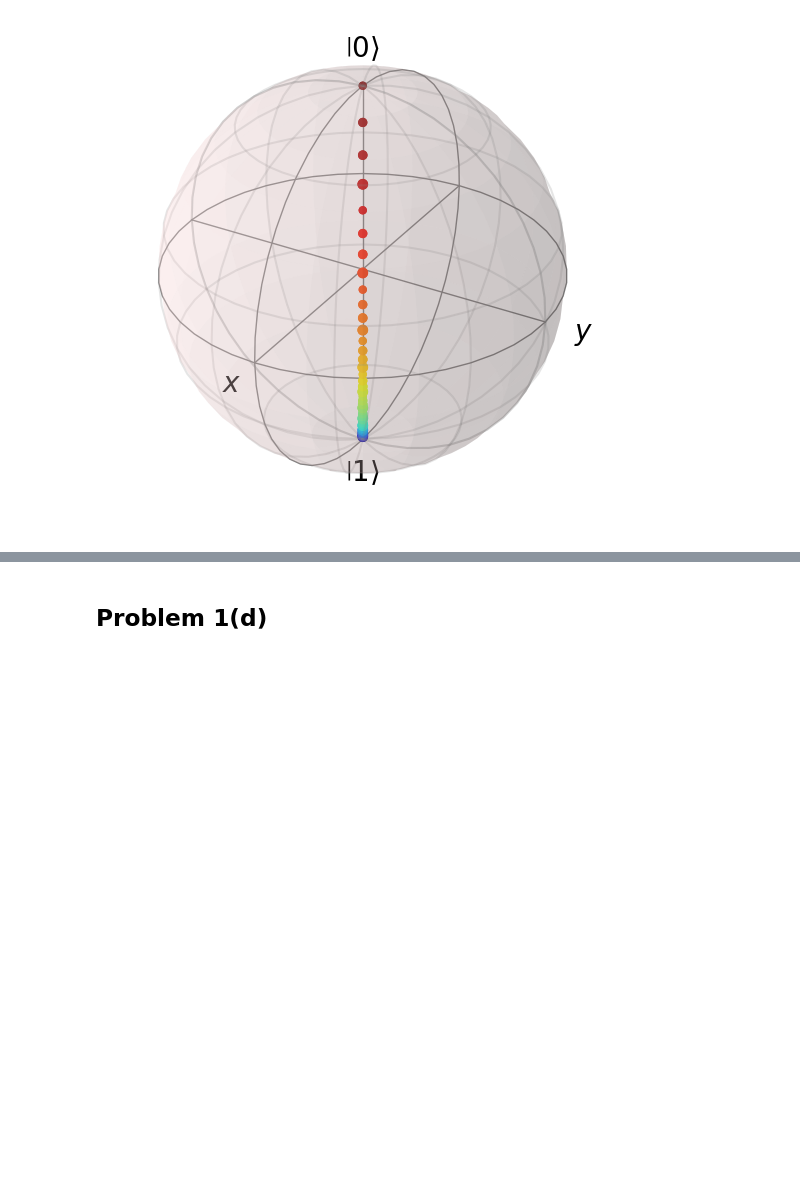
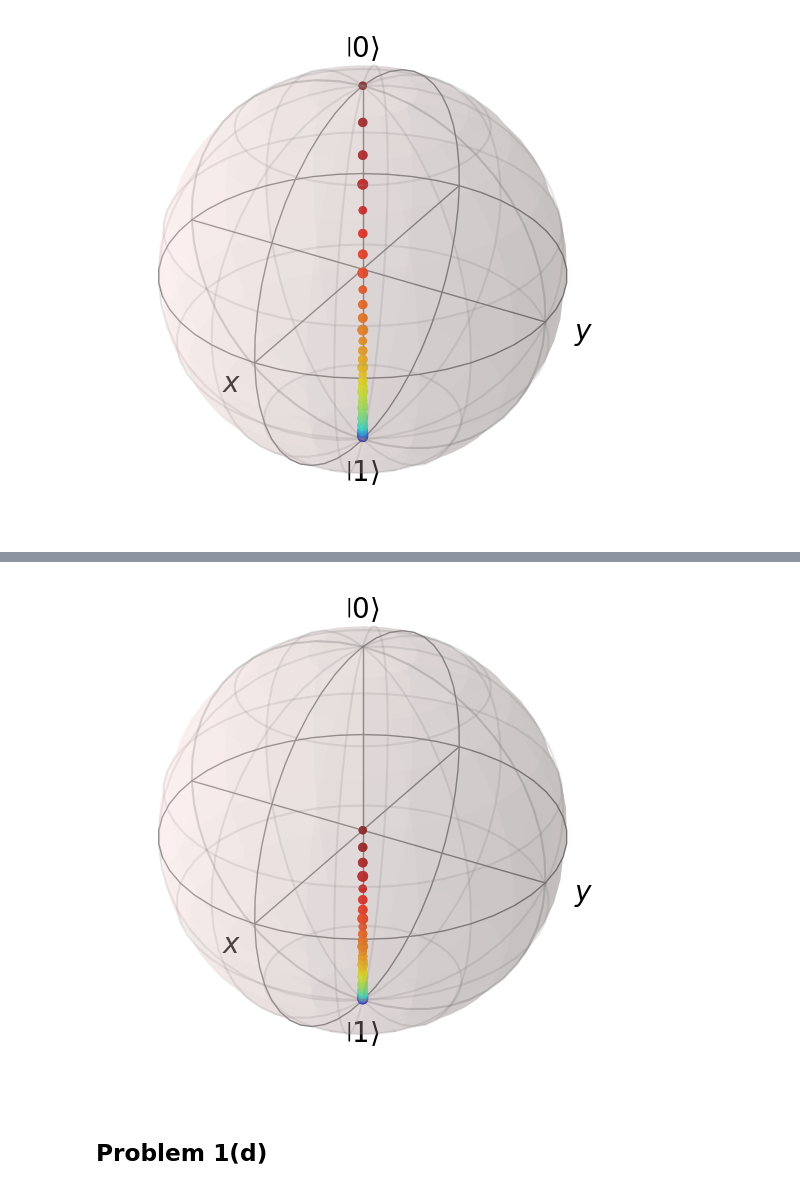
Before and after one commit to christianlange196/fall2023-chm696, a Jupyter notebook: assn4/assn4.ipynb, the cells around one changed output, grey strips where cells are left out. Drawn from its saved outputs; the diff is of its cells as text; code cells hidden in the pictures; blank space fills up the shorter version.

```diff
--- a/assn4/assn4.ipynb
+++ b/assn4/assn4.ipynb
@@ -89,3 +144,48 @@ b.show()
+# %%
+# Set up the density matrix
+t = sp.Symbol('t', real=True)
+rho = sp.Matrix([[sp.Function('rho_' + i + j)(t) for i in ['1', '2']] for j in ['1', '2']])
+
+# Define the lowering operator
+sm = sp.Matrix([[0, 0], [1, 0]])
+
+commutator = lambda A, B: A*B - B*A
+antiCommutator = lambda A, B: A*B + B*A
+
+Omega = 0  #sp.symbols('Omega')
+Gamma = sp.symbols('Gamma')
+omega = sp.symbols('omega')
+
+H = omega * sm.H * sm + Omega * (sm.H + sm)
+
+L = Gamma * (sm * rho * sm.H - sp.Rational(1,2) * antiCommutator(sm.H * sm, rho))
+
+rhs = -sp.I * commutator(H, rho) + L
+lhs = rho.applyfunc(lambda x: sp.diff(x, t))
+eqnlist = [sp.Eq(lhs[i,j], rhs[i,j]) for i in range(2) for j in range(2)]
+
+ics = {rho[0,0].subs(t, 0): 1/2, rho[1,1].subs(t, 0): 1/2, rho[0,1].subs(t, 0): 1/2, rho[1,0].subs(t, 0): 1/2}
+solution = sp.dsolve(eqnlist, ics=ics)
+
+# lambdify the solution
+rho11 = sp.lambdify([t, Gamma], solution[0].rhs, 'numpy')
+rho22 = sp.lambdify([t, Gamma], solution[3].rhs, 'numpy')
+
+def get_dm(t, Gamma=1):
+    # In units of Gamma
+    return Qobj(np.array([[rho11(t, Gamma), 0], [0, rho22(t, Gamma)]]))
+
+# Plot the solution on the Bloch sphere
+b = Bloch()
+N = 50
+b = Bloch()
+for i,R in enumerate(np.linspace(0, 5, N)):
+    b.add_states(get_dm(R), 'point')
+    b.point_color = plt.cm.jet(np.linspace(1, 0, N))
+    b.point_marker = ['o']
+b.show()
+# %% [output]
+[figure, added]
 # %% [markdown]
 ## Problem 1(d)
 # %%
```
Also changed, not shown: parts of 5 cells of this notebook.
